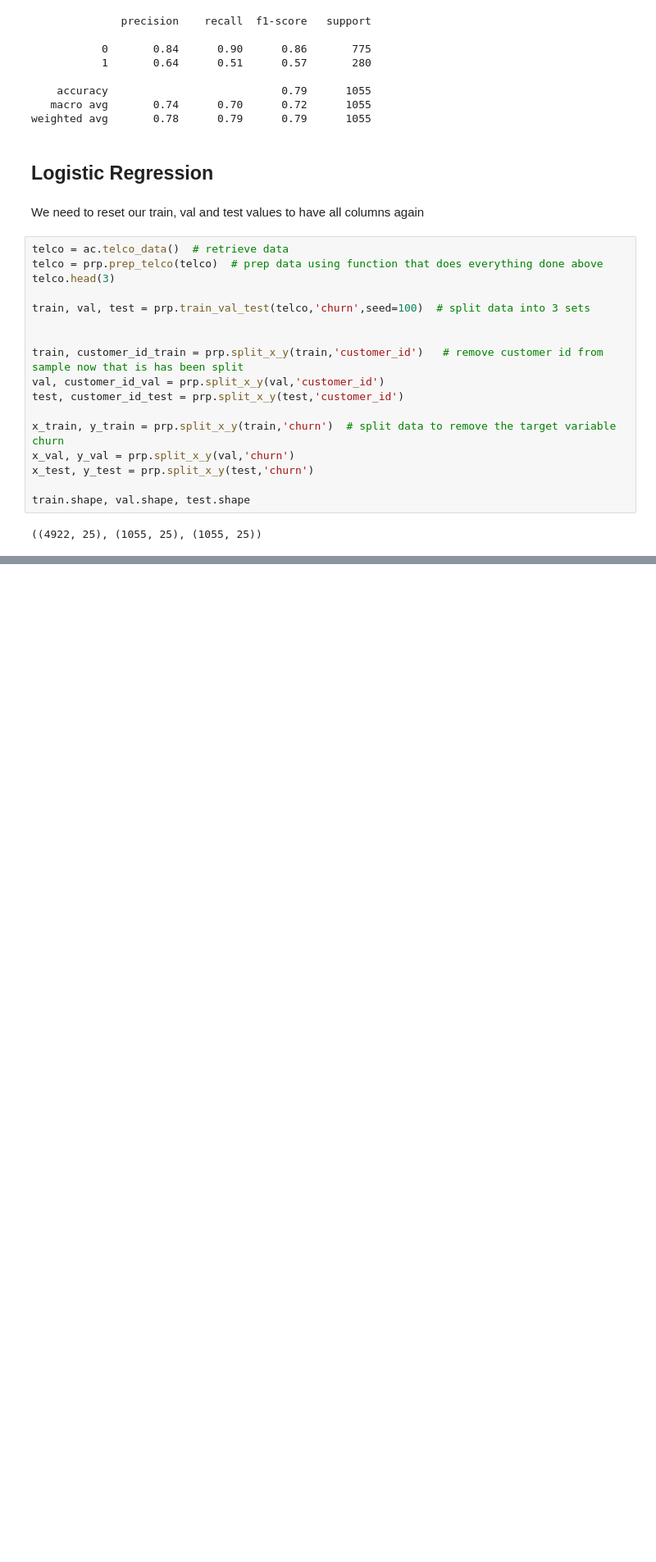
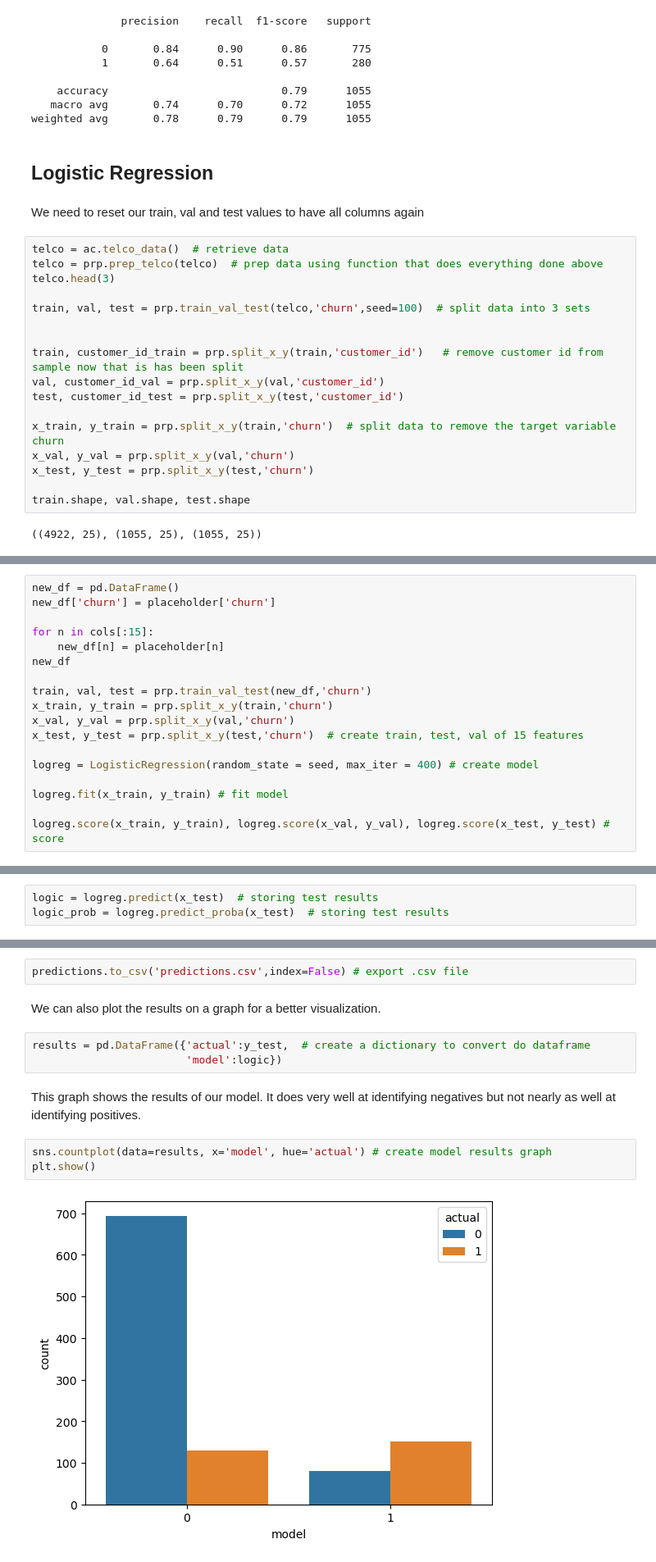
Before and after one commit to nickpedri/Classification-Project, a Jupyter notebook: Final Report.ipynb, the cells around one changed output, grey strips where cells are left out. Shown at 82% size. Cells and saved outputs as stored; diff of their text form; blank space fills up the shorter version.

```diff
--- a/Final Report.ipynb
+++ b/Final Report.ipynb
@@ -746,0 +828,18 @@ train.shape, val.shape, test.shape
+# %%
+new_df = pd.DataFrame()
+new_df['churn'] = placeholder['churn']
+
+for n in cols[:15]:
+    new_df[n] = placeholder[n]
+new_df
+
+train, val, test = prp.train_val_test(new_df,'churn')
+x_train, y_train = prp.split_x_y(train,'churn')
+x_val, y_val = prp.split_x_y(val,'churn')
+x_test, y_test = prp.split_x_y(test,'churn')  # create train, test, val of 15 features
+
+logreg = LogisticRegression(random_state = seed, max_iter = 400) # create model
+
+logreg.fit(x_train, y_train) # fit model
+
+logreg.score(x_train, y_train), logreg.score(x_val, y_val), logreg.score(x_test, y_test) # score
@@ -746,0 +850,3 @@ train.shape, val.shape, test.shape
+# %%
+logic = logreg.predict(x_test)  # storing test results
+logic_prob = logreg.predict_proba(x_test)  # storing test results
@@ -746,0 +884,14 @@ train.shape, val.shape, test.shape
+# %%
+predictions.to_csv('predictions.csv',index=False) # export .csv file
+# %% [markdown]
+We can also plot the results on a graph for a better visualization.
+# %%
+results = pd.DataFrame({'actual':y_test,  # create a dictionary to convert do dataframe
+                        'model':logic})
+# %% [markdown]
+This graph shows the results of our model. It does very well at identifying negatives but not nearly as well at identifying positives.
+# %%
+sns.countplot(data=results, x='model', hue='actual') # create model results graph
+plt.show()
+# %% [output]
+[figure, added]
```
Also changed, not shown: parts of 23 cells of this notebook, 1 other file.
